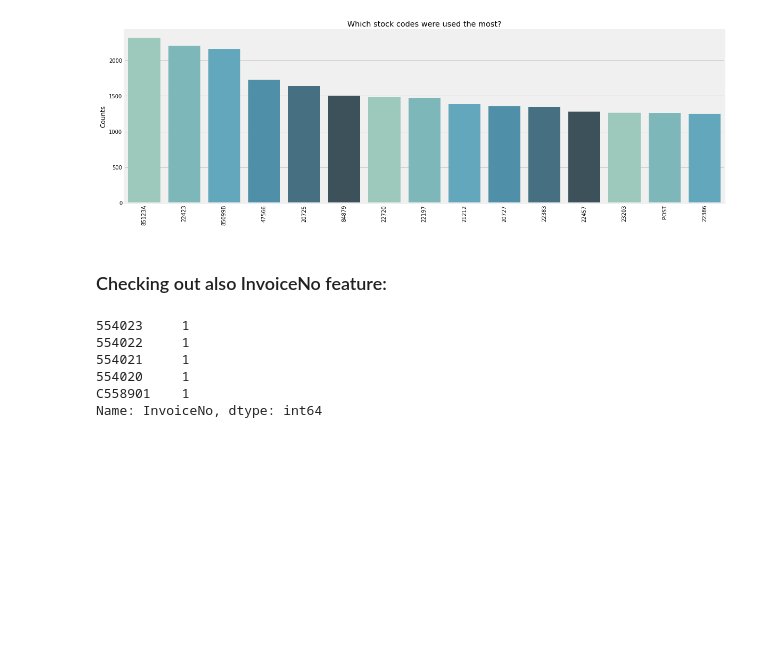
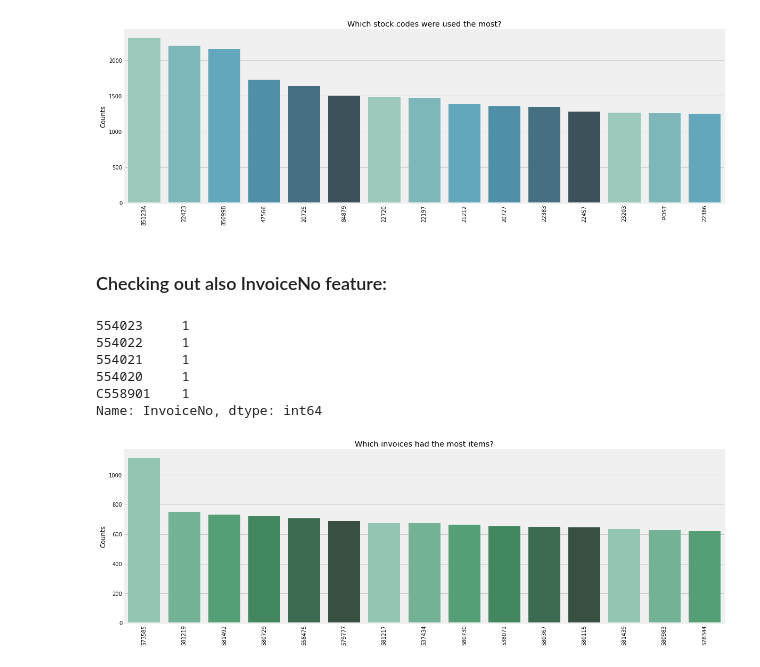
Before and after one commit to AmirMotefaker/Predicting-Sales-Ecommerce, a Jupyter notebook: predicting-sales-ecommerce.ipynb, the cells around one changed output. Cells and saved outputs as stored; diff of their text form; code cells hidden in the pictures; blank space fills up the shorter version.

```diff
--- a/predicting-sales-ecommerce.ipynb
+++ b/predicting-sales-ecommerce.ipynb
@@ -246,3 +246,13 @@ df['InvoiceNo'].value_counts().tail()
 554020     1
 C558901    1
 Name: InvoiceNo, dtype: int64
+# %%
+#  Which invoices had the most items?
+inv_counts = df['InvoiceNo'].value_counts().sort_values(ascending=False).iloc[0:15]
+plt.figure(figsize=(18,6))
+sns.barplot(x=inv_counts.index, y=inv_counts.values, palette=sns.color_palette("BuGn_d"))
+plt.ylabel("Counts")
+plt.title("Which invoices had the most items?");
+plt.xticks(rotation=90);
+# %% [output]
+[figure, added]
```
Also changed, not shown: parts of 1 cell of this notebook.
